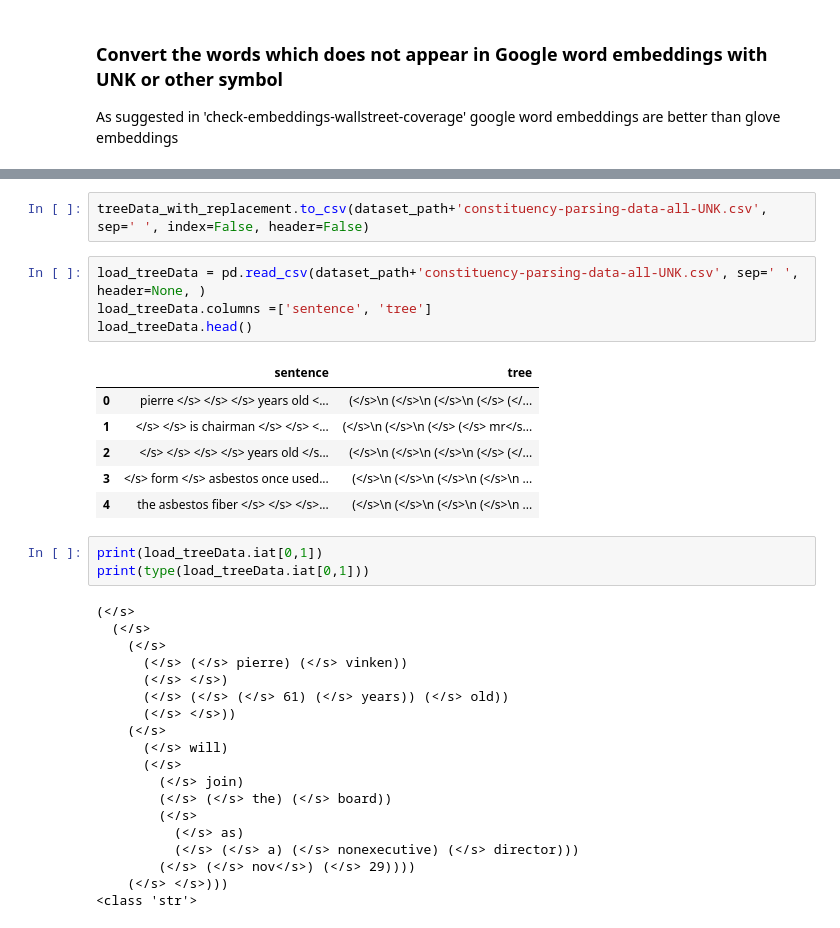
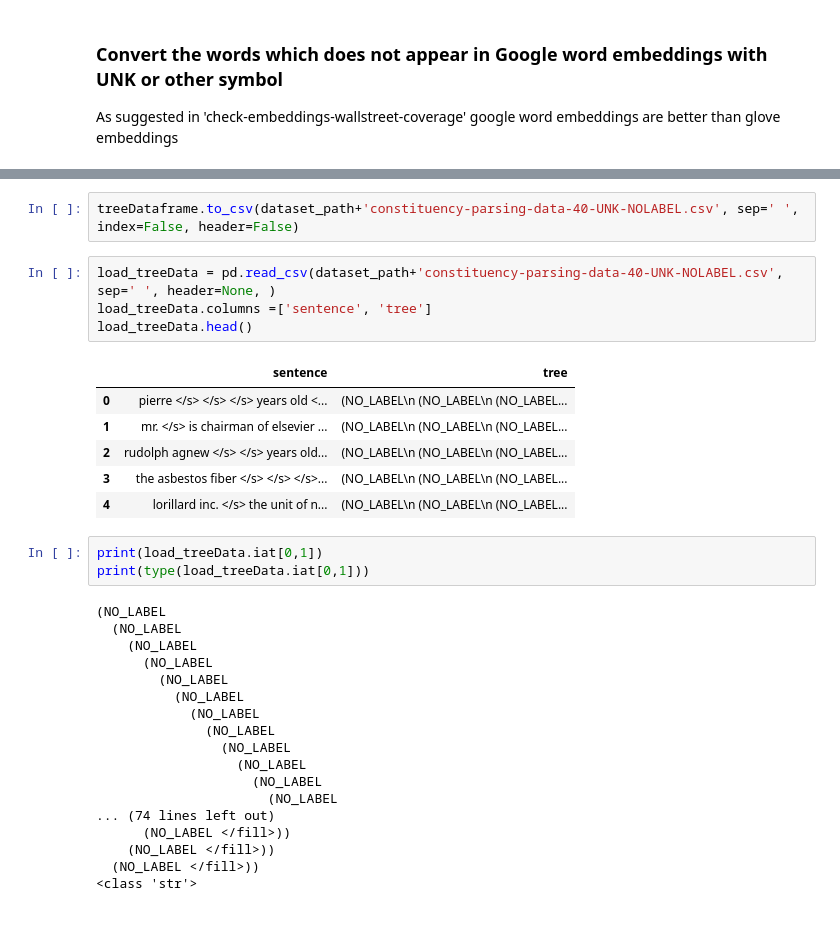
Before and after one commit to Kandy16/constituency-parsing, a Jupyter notebook: pre-processing/wallstreet-journal-data-preprocessing.ipynb, the cells around one changed output, grey strips where cells are left out. Drawn from its saved outputs; the diff is of its cells as text.

```diff
--- a/pre-processing/wallstreet-journal-data-preprocessing.ipynb
+++ b/pre-processing/wallstreet-journal-data-preprocessing.ipynb
@@ -188,37 +225,36 @@ treeData_with_replacement.head()
 # %%
-treeData_with_replacement.to_csv(dataset_path+'constituency-parsing-data-all-UNK.csv', sep=' ', index=False, header=False)
+treeDataframe.to_csv(dataset_path+'constituency-parsing-data-40-UNK-NOLABEL.csv', sep=' ', index=False, header=False)
 # %%
-load_treeData = pd.read_csv(dataset_path+'constituency-parsing-data-all-UNK.csv', sep=' ', header=None, )
+load_treeData = pd.read_csv(dataset_path+'constituency-parsing-data-40-UNK-NOLABEL.csv', sep=' ', header=None, )
 load_treeData.columns =['sentence', 'tree']
 load_treeData.head()
 # %% [output]
 |  | sentence | tree |
-| 0 | pierre </s> </s> </s> years old <... | (</s>\n (</s>\n (</s>\n (</s> (</... |
-| 1 | </s> </s> is chairman </s> </s> <... | (</s>\n (</s>\n (</s> (</s> mr</s... |
-| 2 | </s> </s> </s> </s> years old </s... | (</s>\n (</s>\n (</s>\n (</s> (</... |
-| 3 | </s> form </s> asbestos once used... | (</s>\n (</s>\n (</s>\n (</s>\n ... |
-| 4 | the asbestos fiber </s> </s> </s>... | (</s>\n (</s>\n (</s>\n (</s>\n ... |
+| 0 | pierre </s> </s> </s> years old <... | (NO_LABEL\n (NO_LABEL\n (NO_LABEL... |
+| 1 | mr. </s> is chairman of elsevier ... | (NO_LABEL\n (NO_LABEL\n (NO_LABEL... |
+| 2 | rudolph agnew </s> </s> years old... | (NO_LABEL\n (NO_LABEL\n (NO_LABEL... |
+| 3 | the asbestos fiber </s> </s> </s>... | (NO_LABEL\n (NO_LABEL\n (NO_LABEL... |
+| 4 | lorillard inc. </s> the unit of n... | (NO_LABEL\n (NO_LABEL\n (NO_LABEL... |
 # %%
 print(load_treeData.iat[0,1])
 print(type(load_treeData.iat[0,1]))
 # %% [output]
-(</s>
-  (</s>
-    (</s>
-      (</s> (</s> pierre) (</s> vinken))
-      (</s> </s>)
-      (</s> (</s> (</s> 61) (</s> years)) (</s> old))
-      (</s> </s>))
-    (</s>
-      (</s> will)
-      (</s>
-        (</s> join)
-        (</s> (</s> the) (</s> board))
-        (</s>
-          (</s> as)
-          (</s> (</s> a) (</s> nonexecutive) (</s> director)))
-        (</s> (</s> nov</s>) (</s> 29))))
-    (</s> </s>)))
+(NO_LABEL
+  (NO_LABEL
+    (NO_LABEL
+      (NO_LABEL
+        (NO_LABEL
+          (NO_LABEL
+            (NO_LABEL
+              (NO_LABEL
+                (NO_LABEL
+                  (NO_LABEL
+                    (NO_LABEL
+                      (NO_LABEL
+... (74 lines left out)
+      (NO_LABEL </fill>))
+    (NO_LABEL </fill>))
+  (NO_LABEL </fill>))
 <class 'str'>
 # %%
 load_treeData['tree'] = load_treeData['tree'].apply(nltk.Tree.fromstring)
```
Also changed, not shown: parts of 23 cells of this notebook, 2 other files.
